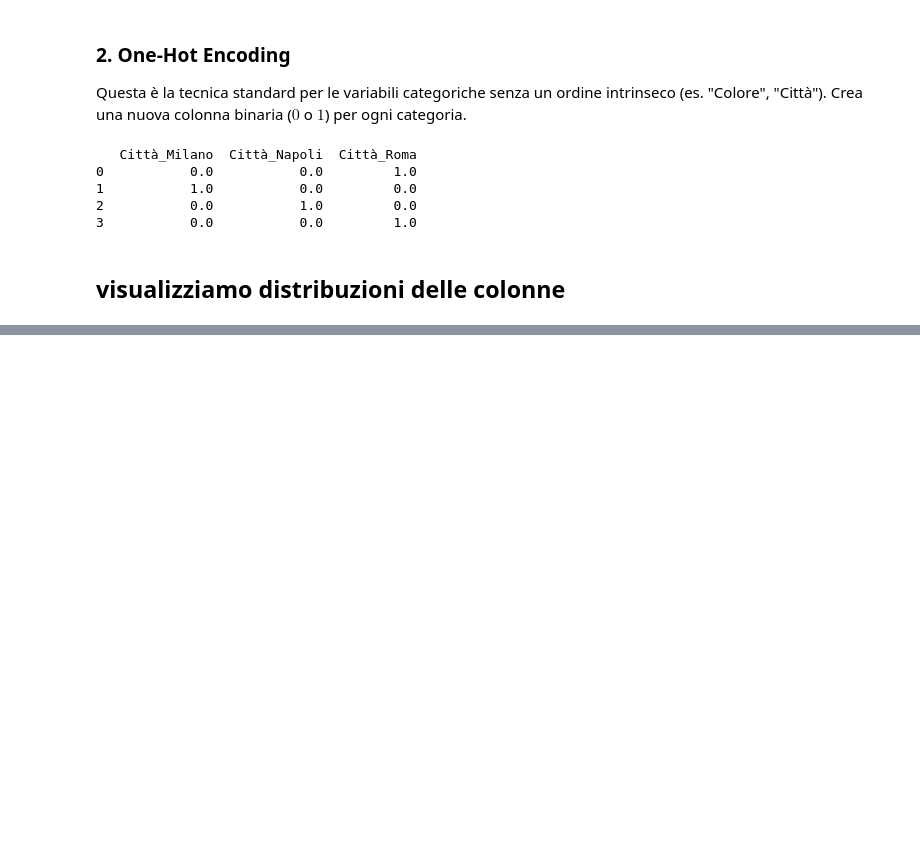
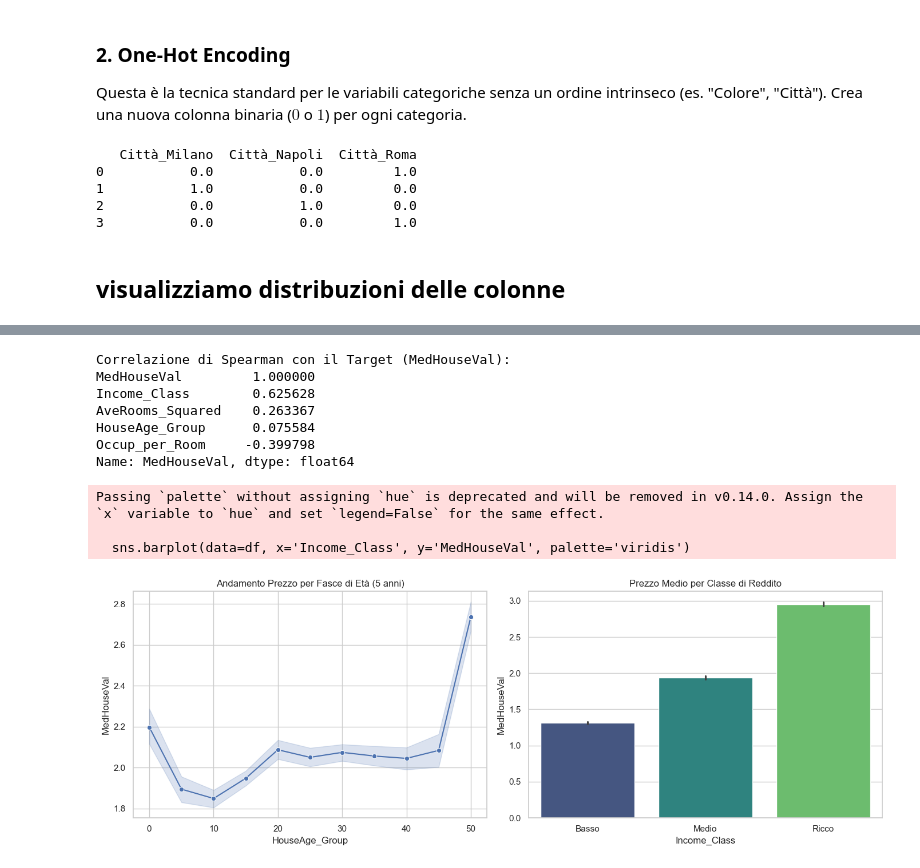
Before and after one commit to mariagrazianuzzolese05-svg/deposito_nuzzolesemariagrazia, a Jupyter notebook: corsopythonfebbraio/lunedì 02-03/mattina/california1.ipynb, the cells around one changed output, grey strips where cells are left out. Saved outputs shown, nothing was run; the diff lists cells and outputs as text; code cells hidden in the pictures; blank space fills up the shorter version.

```diff
--- a/corsopythonfebbraio/lunedì 02-03/mattina/california1.ipynb
+++ b/corsopythonfebbraio/lunedì 02-03/mattina/california1.ipynb
@@ -277,0 +352,59 @@ ValueError: Cannot take a larger sample than population when 'replace=False'
+# %%
+# --- FEATURE ENGINEERING ---
+
+# A. Raggruppamento HouseAge (ogni 5 anni)
+# Creiamo etichette numeriche basate sul limite inferiore del gruppo (0, 5, 10...)
+df['HouseAge_Group'] = pd.cut(df['HouseAge'],
+                              bins=range(0, 56, 5),
+                              labels=range(0, 55, 5)).astype(float)
+
+# B. Soglie di valore su MedInc (Ceto Basso, Medio, Ricco)
+# Usiamo i quartili per definire le classi in modo bilanciato
+df['Income_Class'] = pd.qcut(df['MedInc'], q=3, labels=[1, 2, 3])
+# 1: Basso, 2: Medio, 3: Ricco (manteniamo numerico per la correlazione)
+
+# C. Rapporto tra feature esistenti (Affollamento per stanza)
+# Un valore alto indica potenzialmente zone più povere o popolose
+df['Occup_per_Room'] = df['AveOccup'] / df['AveRooms']
+
+# D. Variabile al quadrato (Relazione non lineare per AveRooms)
+df['AveRooms_Squared'] = df['AveRooms'] ** 2
+
+# --- CALCOLO CORRELAZIONI ---
+
+# Selezioniamo le nuove feature e il target
+new_features = ['HouseAge_Group', 'Income_Class', 'Occup_per_Room', 'AveRooms_Squared', 'MedHouseVal']
+corr_matrix = df[new_features].astype(float).corr(method='spearman')
+
+print("Correlazione di Spearman con il Target (MedHouseVal):")
+print(corr_matrix['MedHouseVal'].sort_values(ascending=False))
+
+# --- VISUALIZZAZIONE PATTERN ---
+
+plt.figure(figsize=(14, 5))
+
+# Plot 1: Andamento Prezzo vs Età Casa (Binned)
+plt.subplot(1, 2, 1)
+sns.lineplot(data=df, x='HouseAge_Group', y='MedHouseVal', marker='o')
+plt.title('Andamento Prezzo per Fasce di Età (5 anni)')
+
+# Plot 2: Prezzo Medio per Classe di Reddito
+plt.subplot(1, 2, 2)
+sns.barplot(data=df, x='Income_Class', y='MedHouseVal', palette='viridis')
+plt.xticks([0, 1, 2], ['Basso', 'Medio', 'Ricco'])
+plt.title('Prezzo Medio per Classe di Reddito')
+
+plt.tight_layout()
+plt.show()
+# %% [output]
+Correlazione di Spearman con il Target (MedHouseVal):
+MedHouseVal         1.000000
+Income_Class        0.625628
+AveRooms_Squared    0.263367
+HouseAge_Group      0.075584
+Occup_per_Room     -0.399798
+Name: MedHouseVal, dtype: float64
+Passing `palette` without assigning `hue` is deprecated and will be removed in v0.14.0. Assign the `x` variable to `hue` and set `legend=False` for the same effect.
+
+  sns.barplot(data=df, x='Income_Class', y='MedHouseVal', palette='viridis')
+[figure, added]
```
Also changed, not shown: parts of 13 cells of this notebook.
